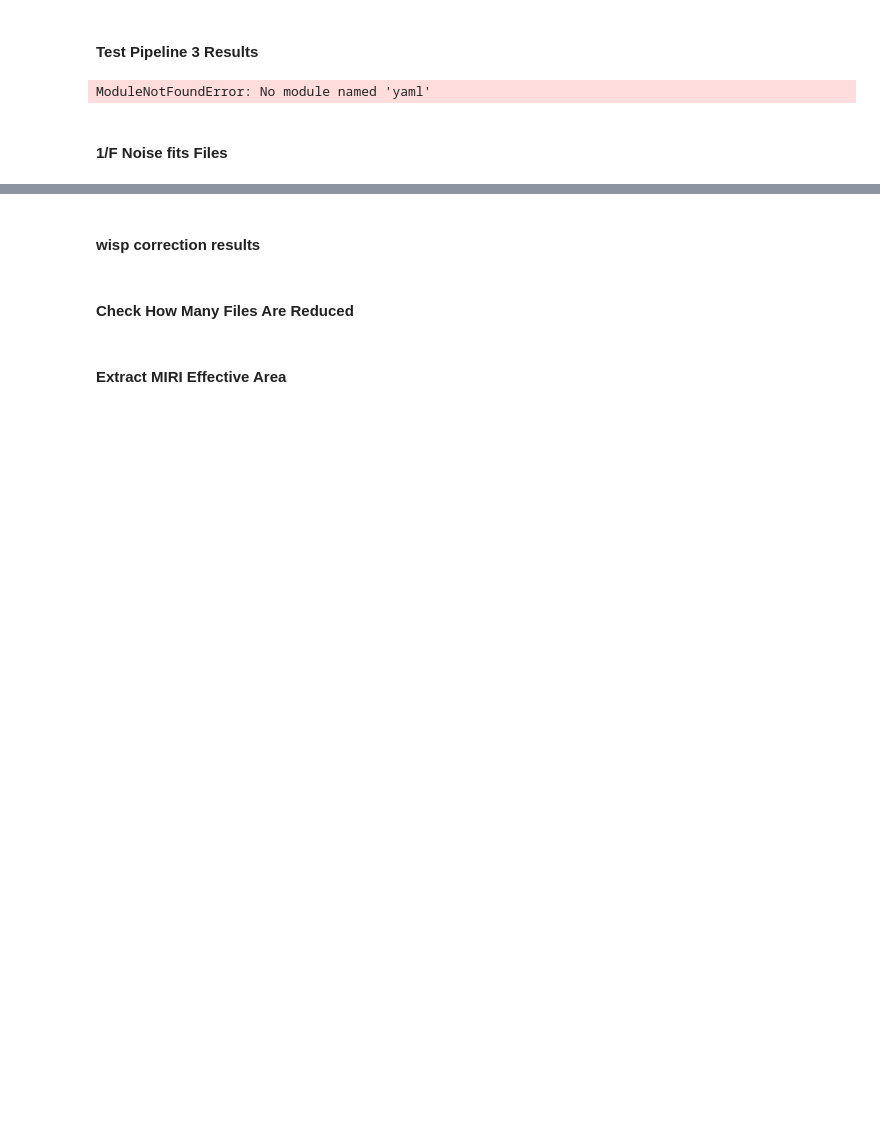
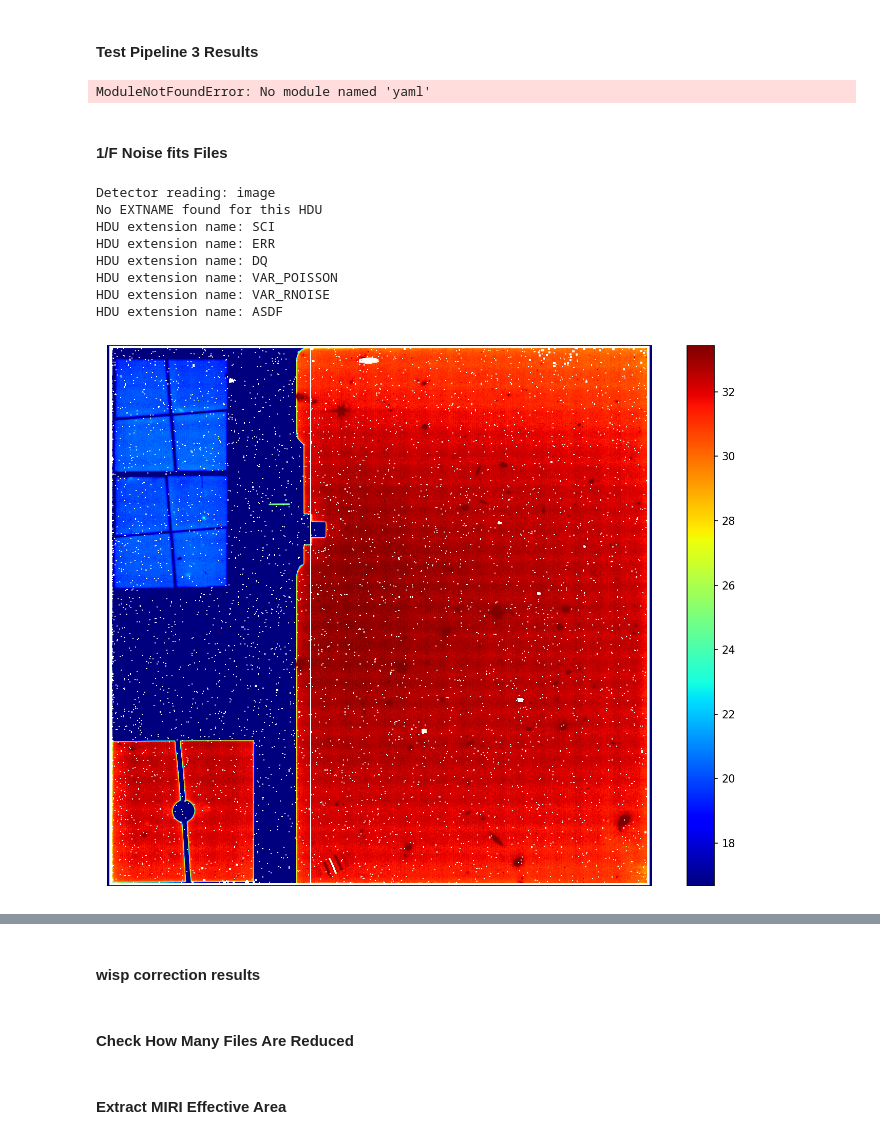
Before and after one commit to Cossas11204/COSMOS-Data-Reduction-for-MIRI, a Jupyter notebook: MIRI_test.ipynb, the cells around one changed output, grey strips where cells are left out. Cells and saved outputs as stored; diff of their text form; code cells hidden in the pictures; blank space fills up the shorter version.

```diff
--- a/MIRI_test.ipynb
+++ b/MIRI_test.ipynb
@@ -49,0 +44,16 @@ for file_name in all_path:
+# %%
+from MIRI import *
+from utility import *
+data = fits_reader("/mnt/C/JWST/COSMOS/MIRI/F770W/jw01727009001_02201_00002_mirimage/jw01727009001_02201_00002_mirimage_rate.fits")['image']
+image_visualization([data['SCI']])
+image_visualization(fits.open("/mnt/C/JWST/COSMOS/MIRI/MIRI_eff_area_zeros.fits")[1].data)
+# %% [output]
+Detector reading: image
+No EXTNAME found for this HDU
+HDU extension name: SCI
+HDU extension name: ERR
+HDU extension name: DQ
+HDU extension name: VAR_POISSON
+HDU extension name: VAR_RNOISE
+HDU extension name: ASDF
+[figure, added]
```
Also changed, not shown: parts of 9 cells of this notebook, 8 other files.
